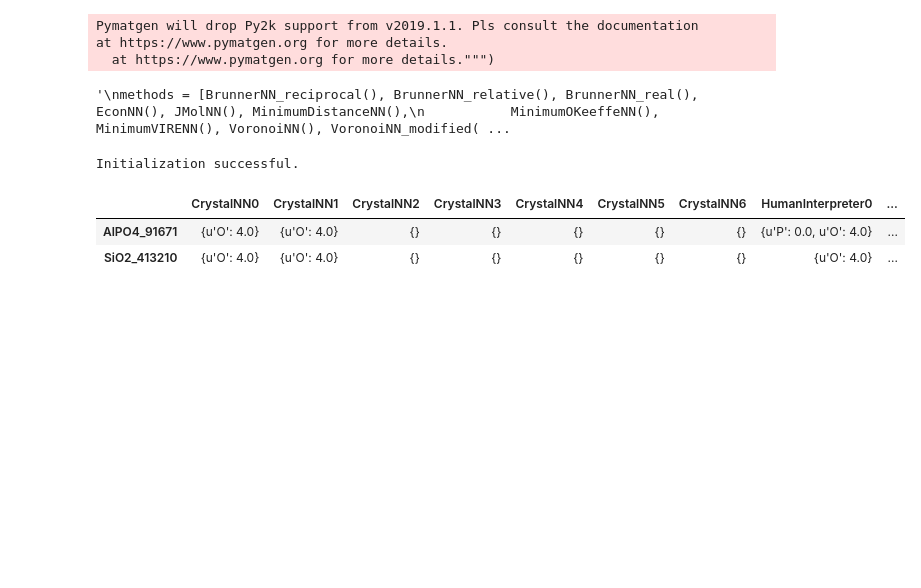
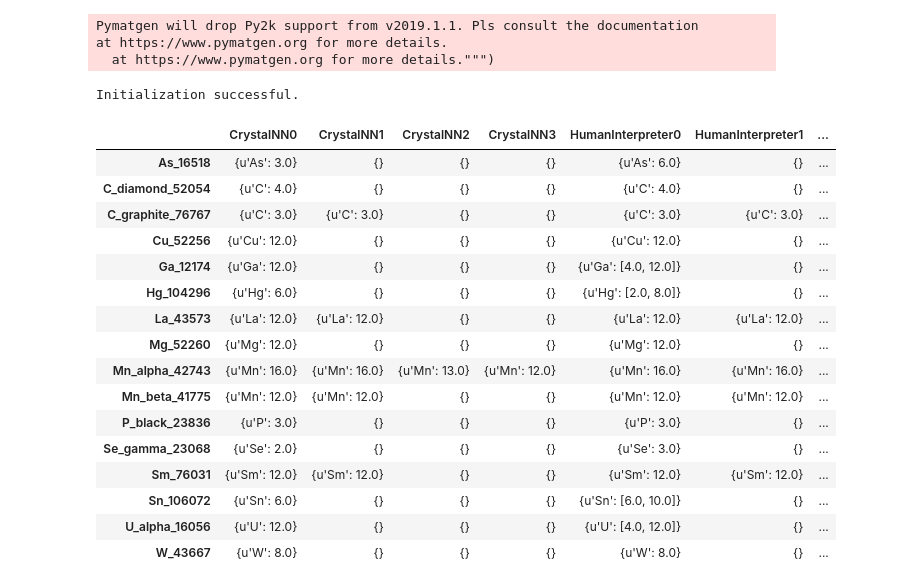
Before and after one commit to hackingmaterials/materials-coord, a Jupyter notebook: examples/all_ds_cations-Copy1.ipynb, the cells around one changed output. Saved outputs shown, nothing was run; the diff lists cells and outputs as text; code cells hidden in the pictures; blank space fills up the shorter version.

```diff
--- a/examples/all_ds_cations-Copy1.ipynb
+++ b/examples/all_ds_cations-Copy1.ipynb
@@ -5,37 +5,38 @@ pd.set_option("display.max_columns",999) # display all columns
 from pymatgen.analysis.local_env import BrunnerNN_reciprocal, BrunnerNN_relative, BrunnerNN_real, EconNN, JMolNN, \
                                         MinimumDistanceNN, MinimumOKeeffeNN, MinimumVIRENN, \
                                         VoronoiNN, VoronoiNN_modified, CrystalNN
-from materialscoord.core import Benchmark, HumanInterpreter
+from materialscoord.core import Benchmark, HumanInterpreter, NbFuncs
 
-methods = [HumanInterpreter(), MinimumVIRENN(), CrystalNN()]
-structure_groups = ["zeolites"]
-unique_sites = 7
-algo = ["MinimumVIRENN", "CrystalNN"]
-
-"""
-methods = [BrunnerNN_reciprocal(), BrunnerNN_relative(), BrunnerNN_real(), EconNN(), JMolNN(), MinimumDistanceNN(),
-           MinimumOKeeffeNN(), MinimumVIRENN(), VoronoiNN(), VoronoiNN_modified(), CrystalNN(), HumanInterpreter()]
-
-structure_groups = ["ABX3", "common_binaries", "elemental", "laves", "mixed", "zeolites"]
-
-unique_sites = 7
-algo = ["BrunnerNN_reciprocal", "BrunnerNN_relative", "BrunnerNN_real", "EconNN", "JMolNN", "MinimumDistanceNN",
-        "MinimumOKeeffeNN", "MinimumVIRENN", "VoronoiNN", "VoronoiNN_modified", "CrystalNN"]
-"""
+methods = [HumanInterpreter(), VoronoiNN(), CrystalNN()]
+structure_groups = ["elemental"]
+unique_sites = 4
 # %% [output]
 Pymatgen will drop Py2k support from v2019.1.1. Pls consult the documentation
 at https://www.pymatgen.org for more details.
   at https://www.pymatgen.org for more details.""")
-'\nmethods = [BrunnerNN_reciprocal(), BrunnerNN_relative(), BrunnerNN_real(), EconNN(), JMolNN(), MinimumDistanceNN(),\n           MinimumOKeeffeNN(), MinimumVIRENN(), VoronoiNN(), VoronoiNN_modified( ...
 # %%
-uw_bm = Benchmark(methods=methods, structure_groups=structure_groups, unique_sites=True,
-                  use_weights=False, cation_anion=True, anion_cation=False)
-uw_bm.benchmark()
+bm = Benchmark(methods=methods, structure_groups=structure_groups, unique_sites=True,
+               use_weights=False, cation_anion=True, anion_cation=False)
+bm.benchmark()
 
-uw = uw_bm.report(totals=False, separate_columns=True, max_sites=unique_sites)
-uw
+report = bm.report(totals=False, separate_columns=True, max_sites=unique_sites)
+report
 # %% [output]
 Initialization successful.
-|  | CrystalNN0 | CrystalNN1 | CrystalNN2 | CrystalNN3 | CrystalNN4 | CrystalNN5 | CrystalNN6 | HumanInterpreter0 | ... |
-| AlPO4_91671 | {u'O': 4.0} | {u'O': 4.0} | {} | {} | {} | {} | {} | {u'P': 0.0, u'O': 4.0} | ... |
-| SiO2_413210 | {u'O': 4.0} | {u'O': 4.0} | {} | {} | {} | {} | {} | {u'O': 4.0} | ... |
+|  | CrystalNN0 | CrystalNN1 | CrystalNN2 | CrystalNN3 | HumanInterpreter0 | HumanInterpreter1 | ... |
+| As_16518 | {u'As': 3.0} | {} | {} | {} | {u'As': 6.0} | {} | ... |
+| C_diamond_52054 | {u'C': 4.0} | {} | {} | {} | {u'C': 4.0} | {} | ... |
+| C_graphite_76767 | {u'C': 3.0} | {u'C': 3.0} | {} | {} | {u'C': 3.0} | {u'C': 3.0} | ... |
+| Cu_52256 | {u'Cu': 12.0} | {} | {} | {} | {u'Cu': 12.0} | {} | ... |
+| Ga_12174 | {u'Ga': 12.0} | {} | {} | {} | {u'Ga': [4.0, 12.0]} | {} | ... |
+| Hg_104296 | {u'Hg': 6.0} | {} | {} | {} | {u'Hg': [2.0, 8.0]} | {} | ... |
+| La_43573 | {u'La': 12.0} | {u'La': 12.0} | {} | {} | {u'La': 12.0} | {u'La': 12.0} | ... |
+| Mg_52260 | {u'Mg': 12.0} | {} | {} | {} | {u'Mg': 12.0} | {} | ... |
+| Mn_alpha_42743 | {u'Mn': 16.0} | {u'Mn': 16.0} | {u'Mn': 13.0} | {u'Mn': 12.0} | {u'Mn': 16.0} | {u'Mn': 16.0} | ... |
+| Mn_beta_41775 | {u'Mn': 12.0} | {u'Mn': 12.0} | {} | {} | {u'Mn': 12.0} | {u'Mn': 12.0} | ... |
+| P_black_23836 | {u'P': 3.0} | {} | {} | {} | {u'P': 3.0} | {} | ... |
+| Se_gamma_23068 | {u'Se': 2.0} | {} | {} | {} | {u'Se': 3.0} | {} | ... |
+| Sm_76031 | {u'Sm': 12.0} | {u'Sm': 12.0} | {} | {} | {u'Sm': 12.0} | {u'Sm': 12.0} | ... |
+| Sn_106072 | {u'Sn': 6.0} | {} | {} | {} | {u'Sn': [6.0, 10.0]} | {} | ... |
+| U_alpha_16056 | {u'U': 12.0} | {} | {} | {} | {u'U': [4.0, 12.0]} | {} | ... |
+| W_43667 | {u'W': 8.0} | {} | {} | {} | {u'W': 8.0} | {} | ... |
```
Also changed, not shown: parts of 9 cells of this notebook, 7 other files.
